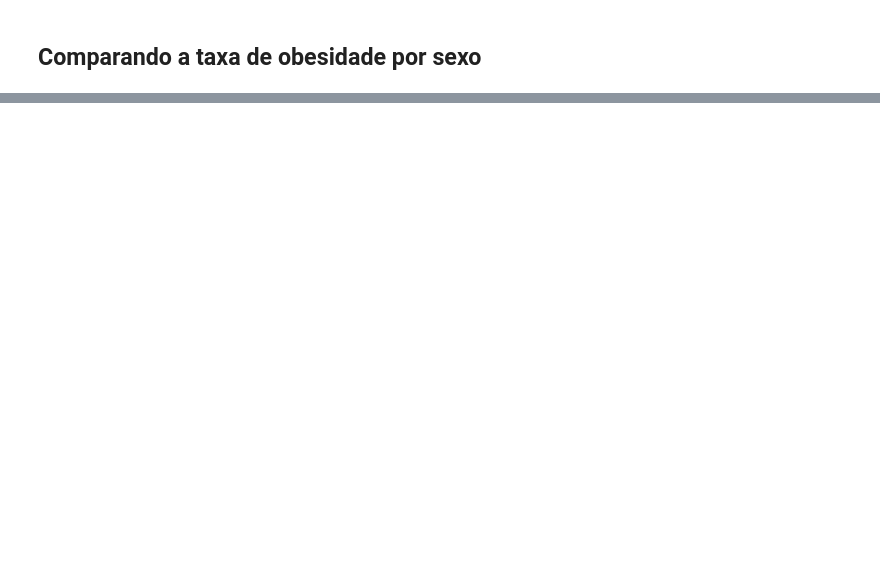
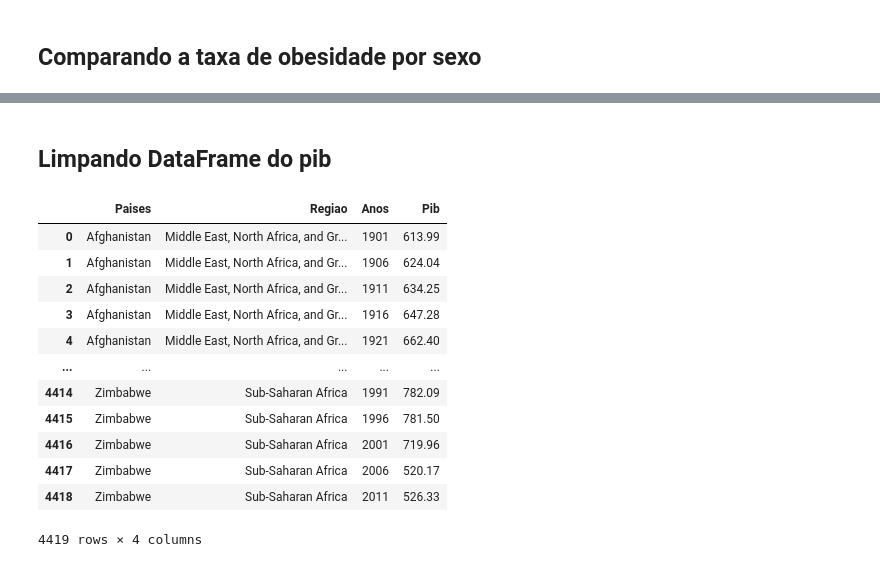
Before and after one commit to Sinvalluz/Projeto-A3-An-lise-de-dados, a Jupyter notebook: app.ipynb, the cells around one changed output, grey strips where cells are left out. Saved outputs shown, nothing was run; the diff lists cells and outputs as text; code cells hidden in the pictures; blank space fills up the shorter version.

```diff
--- a/app.ipynb
+++ b/app.ipynb
@@ -62,0 +151,36 @@ Média de obesidade entre homens: 15.53%
+# %% [markdown]
+## Limpando DataFrame do pib
+# %%
+# Criando uma copia do DataFrame
+df_pib_per_capita_copia = df_pib_per_capita.copy()
+
+df_pib_per_capita_copia.rename(columns={'Country': 'Paises',
+                                   'Region': 'Regiao',
+                                   'Year': 'Anos',
+                                   ' GDP_pp ': 'Pib per capita'}, inplace=True)
+
+# Transformando tabela anos em datatime
+df_pib_per_capita_copia['Anos'] = pd.to_datetime(df_pib_per_capita_copia['Anos'], errors='coerce')
+# Formatando para aparecer somente os anos
+df_pib_per_capita_copia['Anos'] = df_pib_per_capita_copia['Anos'].dt.year.astype('int64')
+# Substituindo valores de 0 para NaN na coluna do pib
+df_pib_per_capita_copia['Pib per capita'] = df_pib_per_capita_copia['Pib per capita'].replace(0, pd.NA)
+# Formatando Pib para float e tirando separador
+df_pib_per_capita_copia['Pib'] = df_pib_per_capita_copia['Pib per capita'].str.strip().str.replace(',', '').astype(float)
+# Removendo coluna antes da formatação
+df_pib_per_capita_copia = df_pib_per_capita_copia.drop(columns=['Pib per capita'])
+df_pib_per_capita_copia
+# %% [output]
+|  | Paises | Regiao | Anos | Pib |
+| 0 | Afghanistan | Middle East, North Africa, and Gr... | 1901 | 613.99 |
+| 1 | Afghanistan | Middle East, North Africa, and Gr... | 1906 | 624.04 |
+| 2 | Afghanistan | Middle East, North Africa, and Gr... | 1911 | 634.25 |
+| 3 | Afghanistan | Middle East, North Africa, and Gr... | 1916 | 647.28 |
+| 4 | Afghanistan | Middle East, North Africa, and Gr... | 1921 | 662.40 |
+| ... | ... | ... | ... | ... |
+| 4414 | Zimbabwe | Sub-Saharan Africa | 1991 | 782.09 |
+| 4415 | Zimbabwe | Sub-Saharan Africa | 1996 | 781.50 |
+| 4416 | Zimbabwe | Sub-Saharan Africa | 2001 | 719.96 |
+| 4417 | Zimbabwe | Sub-Saharan Africa | 2006 | 520.17 |
+| 4418 | Zimbabwe | Sub-Saharan Africa | 2011 | 526.33 |
+4419 rows × 4 columns
```
Also changed, not shown: parts of 17 cells of this notebook, 3 other files.
